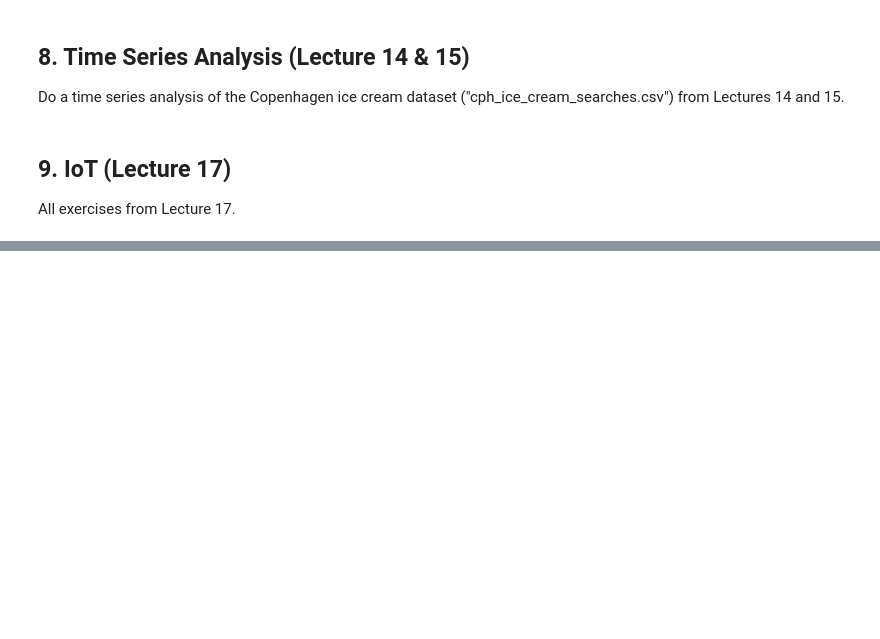
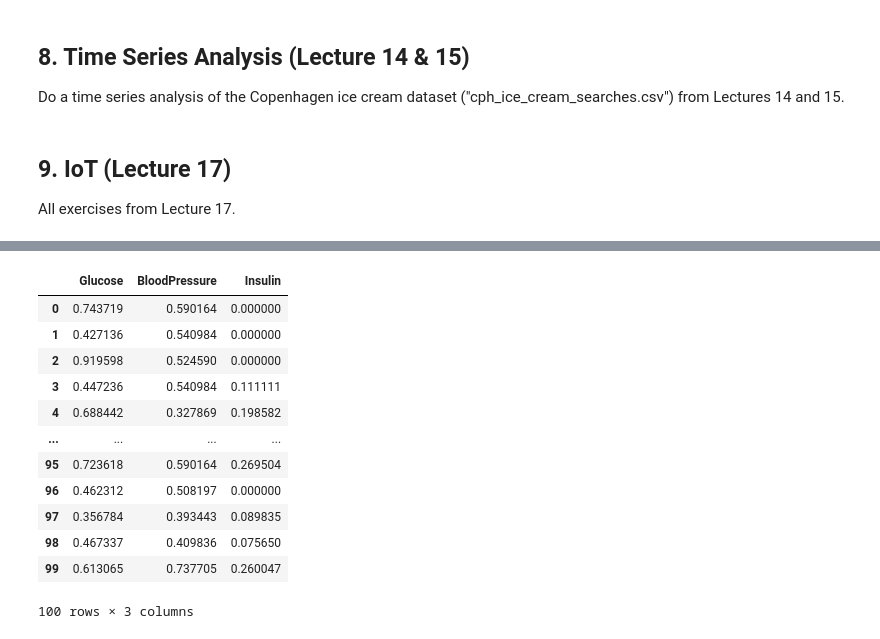
Before and after one commit to RasmuskjaerN/datathings, a Jupyter notebook: Exam_template.ipynb, the cells around one changed output, grey strips where cells are left out. Drawn from its saved outputs; the diff is of its cells as text; code cells hidden in the pictures; blank space fills up the shorter version.

```diff
--- a/Exam_template.ipynb
+++ b/Exam_template.ipynb
@@ -519,0 +1024,17 @@ All exercises from Lecture 17.
+# %%
+X= X[:100]
+X
+# %% [output]
+|  | Glucose | BloodPressure | Insulin |
+| 0 | 0.743719 | 0.590164 | 0.000000 |
+| 1 | 0.427136 | 0.540984 | 0.000000 |
+| 2 | 0.919598 | 0.524590 | 0.000000 |
+| 3 | 0.447236 | 0.540984 | 0.111111 |
+| 4 | 0.688442 | 0.327869 | 0.198582 |
+| ... | ... | ... | ... |
+| 95 | 0.723618 | 0.590164 | 0.269504 |
+| 96 | 0.462312 | 0.508197 | 0.000000 |
+| 97 | 0.356784 | 0.393443 | 0.089835 |
+| 98 | 0.467337 | 0.409836 | 0.075650 |
+| 99 | 0.613065 | 0.737705 | 0.260047 |
+100 rows × 3 columns
```
Also changed, not shown: parts of 76 cells of this notebook.
